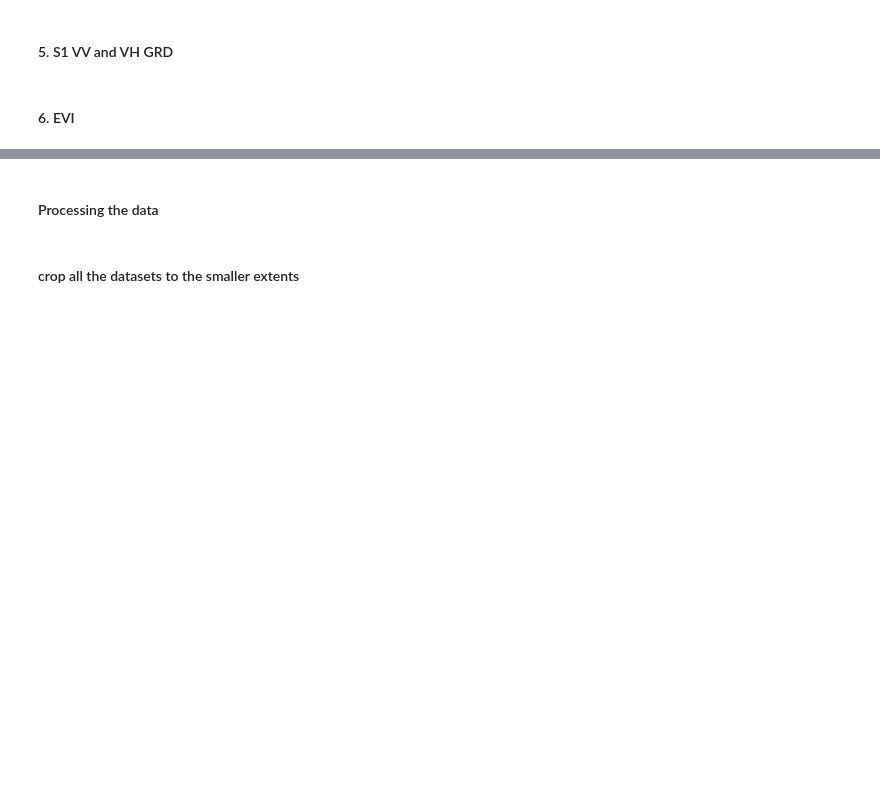
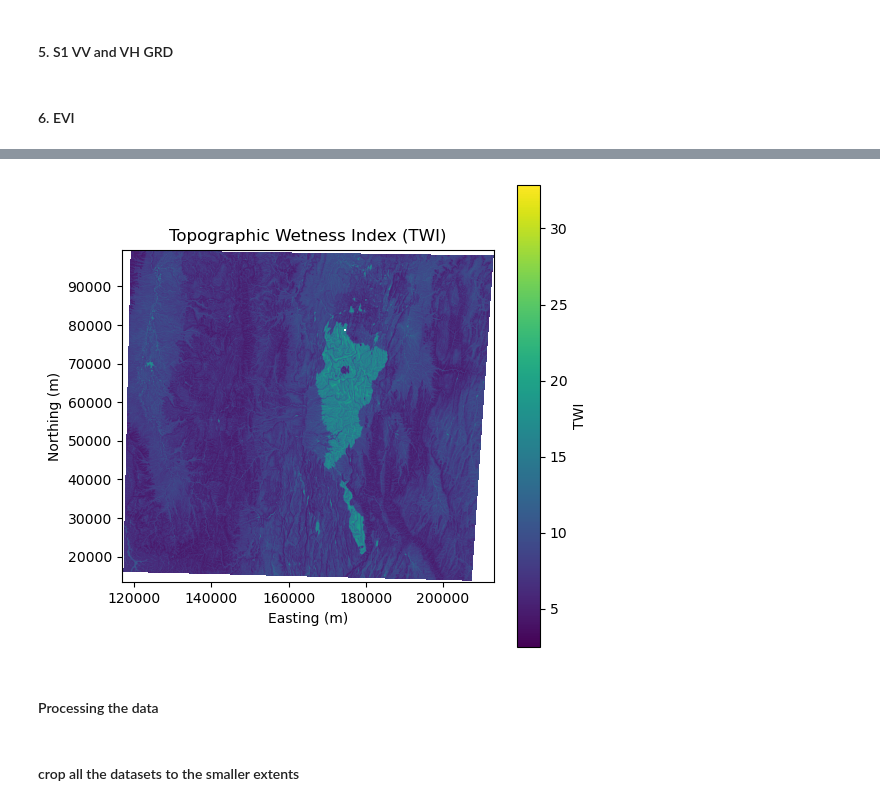
Before and after one commit to Ethel-Ogallo/wetland_delineation, a Jupyter notebook: Wetland_delienation/data_acquisition_202507.ipynb, the cells around one changed output, grey strips where cells are left out. Drawn from its saved outputs; the diff is of its cells as text; code cells hidden in the pictures; blank space fills up the shorter version.

```diff
--- a/Wetland_delienation/data_acquisition_202507.ipynb
+++ b/Wetland_delienation/data_acquisition_202507.ipynb
@@ -274,3 +495,19 @@ for year in years:
+# %%
+twi_path = os.path.join(out_dir, 'TWI.tif')
+
+with rasterio.open(twi_path) as src:
+    twi = src.read(1)
+    extent = [src.bounds.left, src.bounds.right, src.bounds.bottom, src.bounds.top]
+
+plt.figure(figsize=(6, 6))
+plt.imshow(twi, extent=extent, cmap='viridis')
+plt.colorbar(label='TWI')
+plt.title('Topographic Wetness Index (TWI)')
+plt.xlabel('Easting (m)')
+plt.ylabel('Northing (m)')
+plt.show()
+# %% [output]
+[figure, added]
 # %% [markdown]
 #### Processing the data
 # %% [markdown]
```
Also changed, not shown: parts of 22 cells of this notebook, 1 other file.
